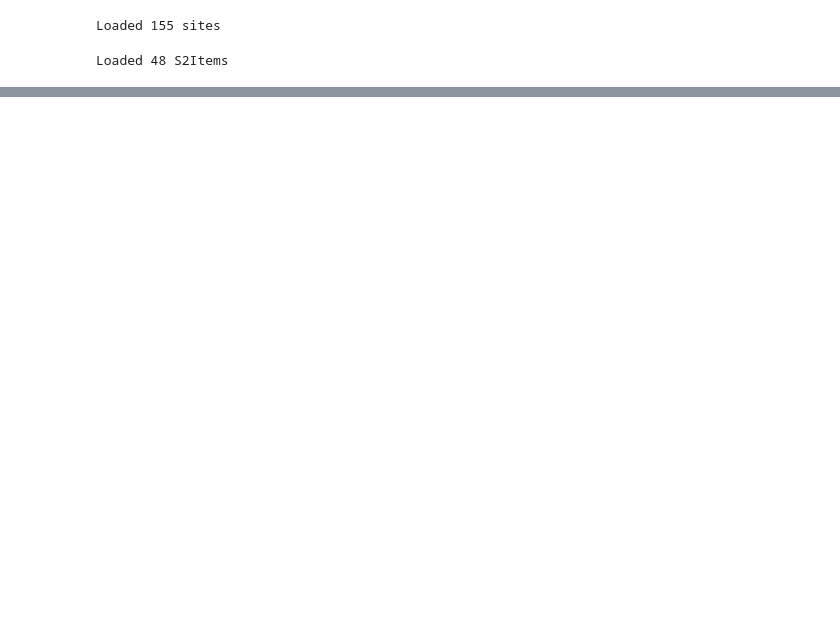
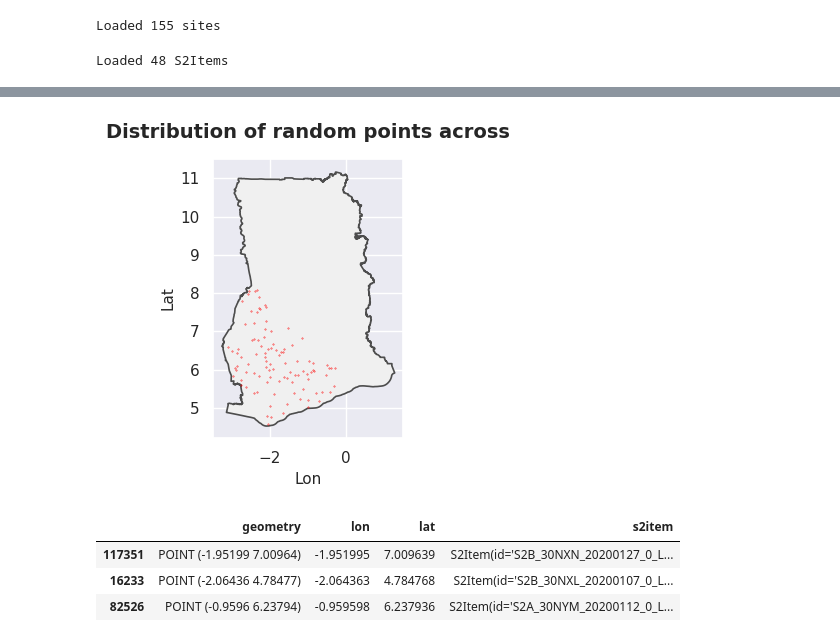
Before and after one commit to arthurgassner-synotis/forestero-skymap-poc, a Jupyter notebook: nb/0-6-predict_ethz.ipynb, the cells around one changed output, grey strips where cells are left out. Saved outputs shown, nothing was run; the diff lists cells and outputs as text; code cells hidden in the pictures; blank space fills up the shorter version.

```diff
--- a/nb/0-6-predict_ethz.ipynb
+++ b/nb/0-6-predict_ethz.ipynb
@@ -112,0 +151,40 @@ plot_map(GHANA_GDF, grid_gdf)
+# %%
+# Subsample to be fast
+gdf = grid_gdf.sample(100)
+# %%
+plot_map(GHANA_GDF, gdf)
+# %% [output]
+[figure, added]
+# %%
+# Select the most-relevant s2item for each point
+s2_gdf = gpd.GeoDataFrame(
+    {
+        "s2item": s2items,
+        "cloud_cover": [e.cloud_cover for e in s2items]
+    },
+    geometry=[e.gdf.geometry.iloc[0] for e in s2items],
+    crs=gdf.crs  # CRITICAL: Both GeoDataFrames must have the exact same CRS!
+)
+
+# 2. Perform a Spatial Join
+# This matches each point in `gdf` to any intersecting polygons in `s2_gdf` using a fast spatial index.
+# The index of 'joined' remains identical to the index of your original 'gdf'.
+joined = gpd.sjoin(gdf, s2_gdf, how="left", predicate="intersects")
+
+# 3. Find the least cloudy item per point
+# Sort all matches by cloud cover ascending (lowest first)
+joined_sorted = joined.sort_values(by="cloud_cover")
+
+# Drop duplicates based on the index (the original points).
+# Because it's sorted, keeping the "first" retains the one with the lowest cloud cover.
+least_cloudy = joined_sorted[~joined_sorted.index.duplicated(keep="first")]
+
+# 4. Map the winning item back to your original GeoDataFrame
+# This aligns perfectly because we preserved the original index
+gdf["s2item"] = least_cloudy["s2item"]
+gdf.head(3)
+# %% [output]
+|  | geometry | lon | lat | s2item |
+| 117351 | POINT (-1.95199 7.00964) | -1.951995 | 7.009639 | S2Item(id='S2B_30NXN_20200127_0_L... |
+| 16233 | POINT (-2.06436 4.78477) | -2.064363 | 4.784768 | S2Item(id='S2B_30NXL_20200107_0_L... |
+| 82526 | POINT (-0.9596 6.23794) | -0.959598 | 6.237936 | S2Item(id='S2A_30NYM_20200112_0_L... |
```
Also changed, not shown: parts of 8 cells of this notebook, 2 other files.
